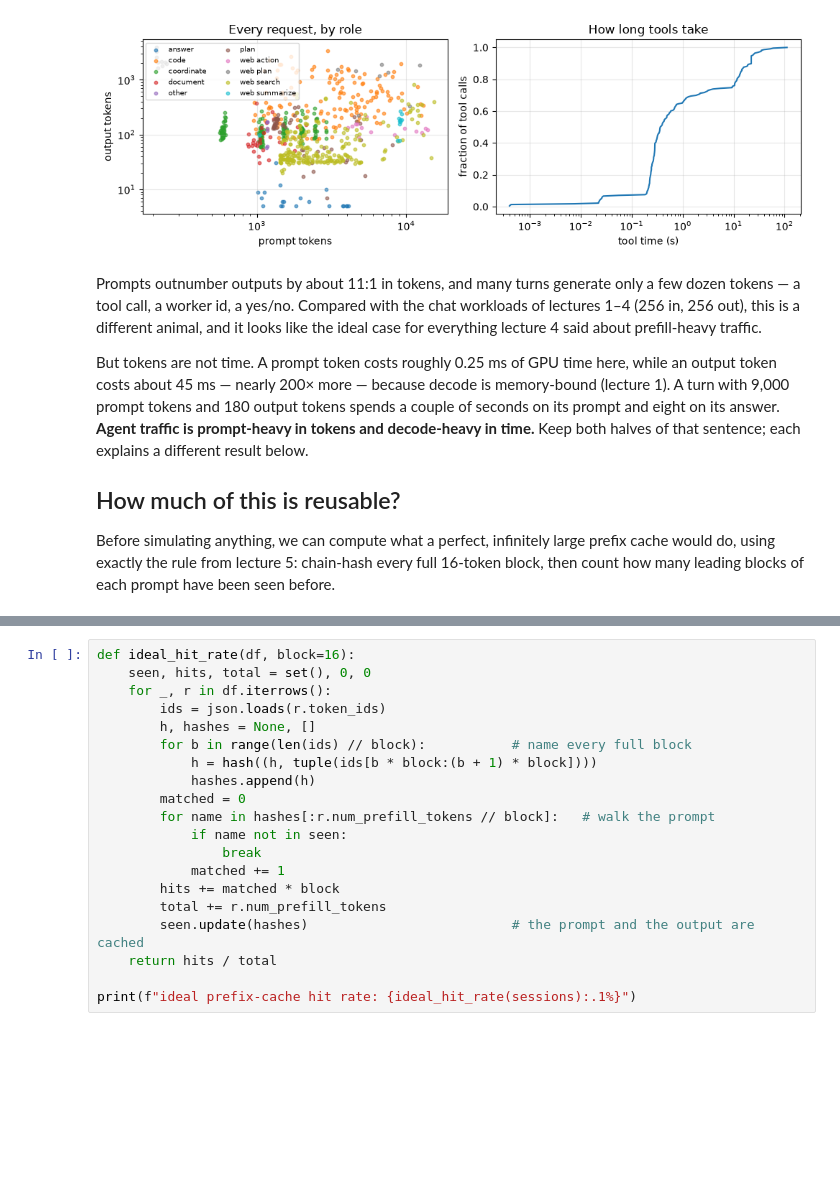
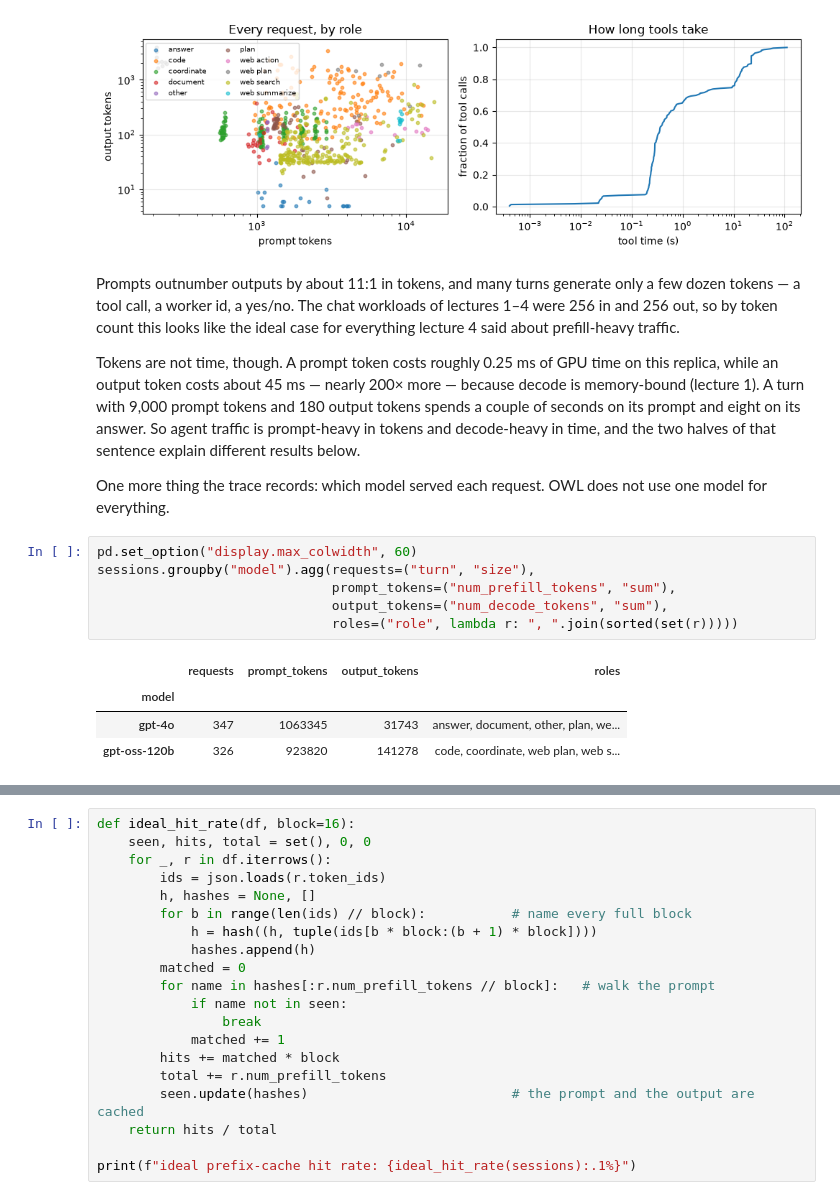
Before and after one commit to kwmaeng91/studying-llm-systems-without-gpus, a Jupyter notebook: docs/lectures/06-agentic-workloads.ipynb, the cells around one changed output, grey strips where cells are left out. Saved outputs shown, nothing was run; the diff lists cells and outputs as text; blank space fills up the shorter version.

```diff
--- a/docs/lectures/06-agentic-workloads.ipynb
+++ b/docs/lectures/06-agentic-workloads.ipynb
@@ -265,22 +270,28 @@ fig.tight_layout()
 # %% [output]
 [figure]
 # %% [markdown]
-Prompts outnumber outputs by about 11:1 in tokens, and many turns generate only
-a few dozen tokens — a tool call, a worker id, a yes/no. Compared with the chat
-workloads of lectures 1–4 (256 in, 256 out), this is a different animal, and it
-looks like the ideal case for everything lecture 4 said about prefill-heavy
-traffic.
+Prompts outnumber outputs by about 11:1 in tokens, and many turns generate only a
+few dozen tokens — a tool call, a worker id, a yes/no. The chat workloads of
+lectures 1–4 were 256 in and 256 out, so by token count this looks like the ideal
+case for everything lecture 4 said about prefill-heavy traffic.
 
-But tokens are not time. A prompt token costs roughly 0.25 ms of GPU time here,
-while an output token costs about 45 ms — nearly 200× more — because decode is
-memory-bound (lecture 1). A turn with 9,000 prompt tokens and 180 output tokens
-spends a couple of seconds on its prompt and eight on its answer.
-**Agent traffic is prompt-heavy in tokens and decode-heavy in time.** Keep both
-halves of that sentence; each explains a different result below.
+Tokens are not time, though. A prompt token costs roughly 0.25 ms of GPU time on
+this replica, while an output token costs about 45 ms — nearly 200× more —
+because decode is memory-bound (lecture 1). A turn with 9,000 prompt tokens and
+180 output tokens spends a couple of seconds on its prompt and eight on its
+answer. So agent traffic is prompt-heavy in tokens and decode-heavy in time, and
+the two halves of that sentence explain different results below.
 
-## How much of this is reusable?
-
-Before simulating anything, we can compute what a perfect, infinitely large
-prefix cache would do, using exactly the rule from lecture 5: chain-hash every
-full 16-token block, then count how many leading blocks of each prompt have been
-seen before.
+One more thing the trace records: which model served each request. OWL does not
+use one model for everything.
+# %%
+pd.set_option("display.max_colwidth", 60)
+sessions.groupby("model").agg(requests=("turn", "size"),
+                              prompt_tokens=("num_prefill_tokens", "sum"),
+                              output_tokens=("num_decode_tokens", "sum"),
+                              roles=("role", lambda r: ", ".join(sorted(set(r)))))
+# %% [output]
+|  | requests | prompt_tokens | output_tokens | roles |
+| model |  |  |  |  |
+| gpt-4o | 347 | 1063345 | 31743 | answer, document, other, plan, we... |
+| gpt-oss-120b | 326 | 923820 | 141278 | code, coordinate, web plan, web s... |
```
Also changed, not shown: parts of 16 cells of this notebook, 2 other files.
